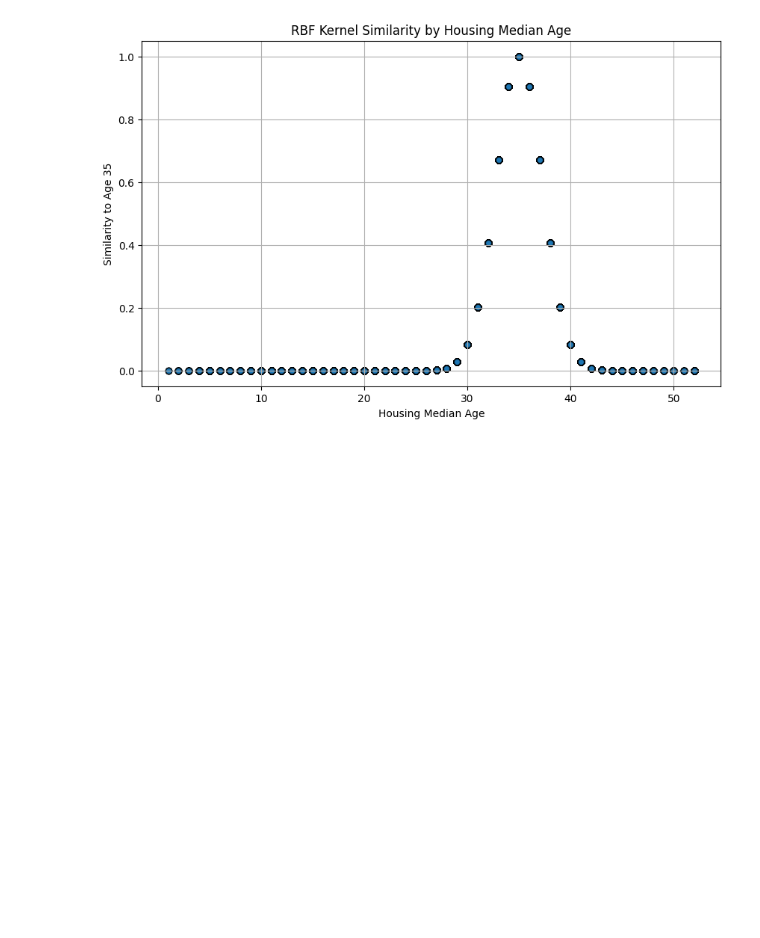
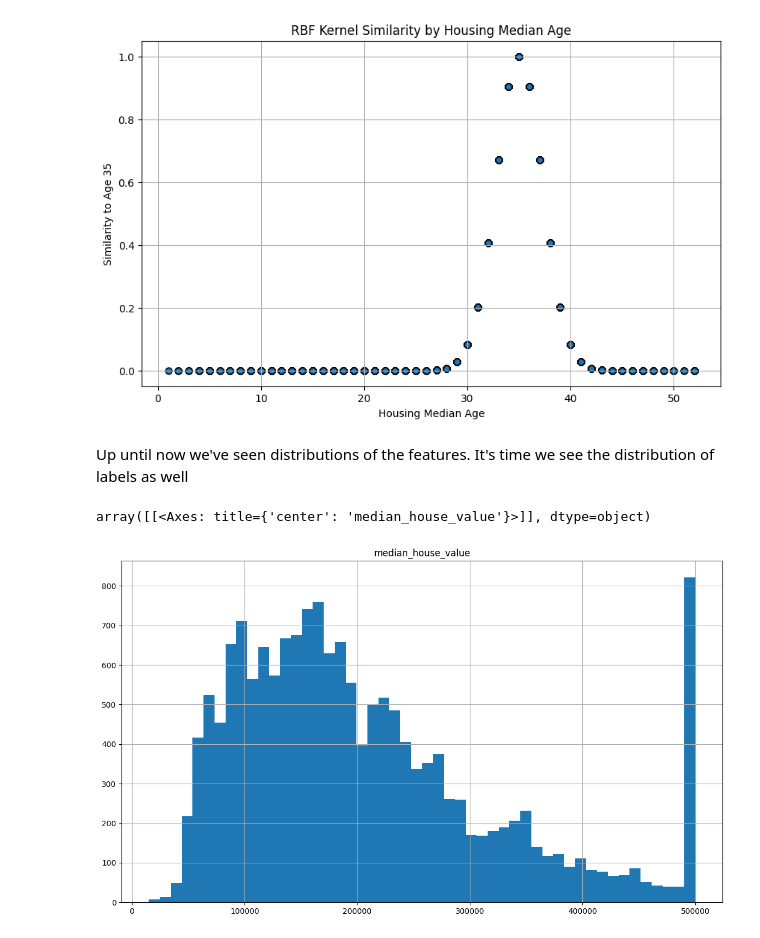
Before and after one commit to ganeshgaiy/ML---district-median-house-pricing-california, a Jupyter notebook: housing-prices-predict.ipynb, the cells around one changed output. Saved outputs shown, nothing was run; the diff lists cells and outputs as text; code cells hidden in the pictures; blank space fills up the shorter version.

Commit message:
scaling labels

```diff
--- a/housing-prices-predict.ipynb
+++ b/housing-prices-predict.ipynb
@@ -505,3 +505,10 @@ plt.grid(True)
 plt.show()
 # %% [output]
 [figure]
+# %% [markdown]
+Up until now we've seen distributions of the features. It's time we see the distribution of labels as well
+# %%
+housing_labels.to_frame().hist(bins=50, figsize=(14,8))
+# %% [output]
+array([[<Axes: title={'center': 'median_house_value'}>]], dtype=object)
+[figure, added]
```
Also changed, not shown: parts of 6 cells of this notebook.
